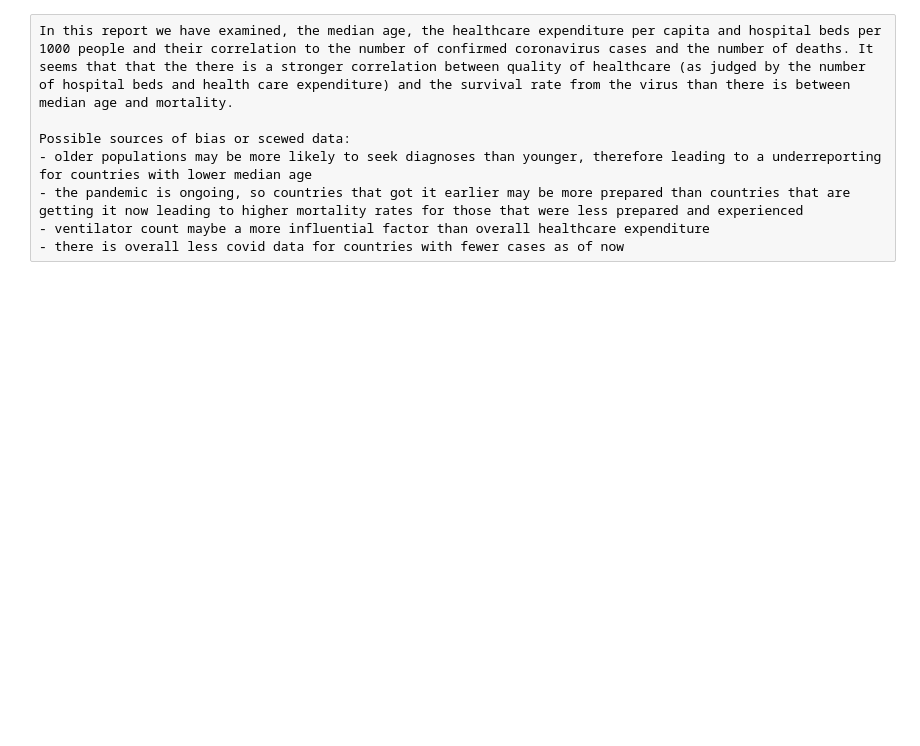
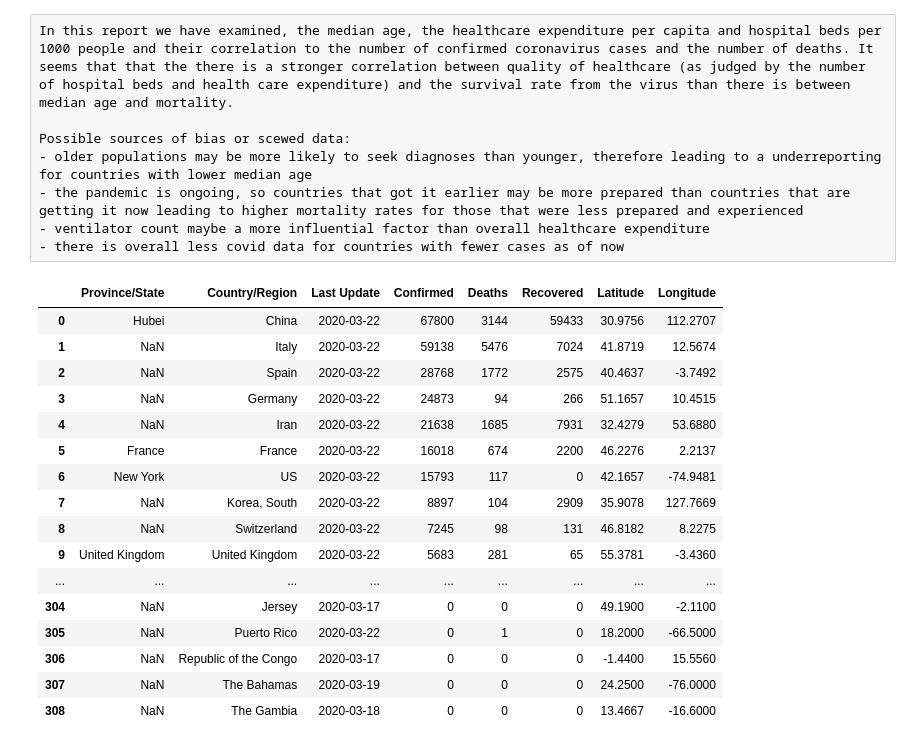
Before and after one commit to shozi91/PredictingCOVID, a Jupyter notebook: merged_data.ipynb, the cells around one changed output. Drawn from its saved outputs; the diff is of its cells as text; code cells hidden in the pictures; blank space fills up the shorter version.

```diff
--- a/merged_data.ipynb
+++ b/merged_data.ipynb
@@ -389,3 +401,23 @@ Possible sources of bias or scewed data:
 - the pandemic is ongoing, so countries that got it earlier may be more prepared than countries that are getting it now leading to higher mortality rates for those that were less prepared and experienced
 - ventilator count maybe a more influential factor than overall healthcare expenditure
 - there is overall less covid data for countries with fewer cases as of now
+# %%
+covid_df
+# %% [output]
+|  | Province/State | Country/Region | Last Update | Confirmed | Deaths | Recovered | Latitude | Longitude |
+| 0 | Hubei | China | 2020-03-22 | 67800 | 3144 | 59433 | 30.9756 | 112.2707 |
+| 1 | NaN | Italy | 2020-03-22 | 59138 | 5476 | 7024 | 41.8719 | 12.5674 |
+| 2 | NaN | Spain | 2020-03-22 | 28768 | 1772 | 2575 | 40.4637 | -3.7492 |
+| 3 | NaN | Germany | 2020-03-22 | 24873 | 94 | 266 | 51.1657 | 10.4515 |
+| 4 | NaN | Iran | 2020-03-22 | 21638 | 1685 | 7931 | 32.4279 | 53.6880 |
+| 5 | France | France | 2020-03-22 | 16018 | 674 | 2200 | 46.2276 | 2.2137 |
+| 6 | New York | US | 2020-03-22 | 15793 | 117 | 0 | 42.1657 | -74.9481 |
+| 7 | NaN | Korea, South | 2020-03-22 | 8897 | 104 | 2909 | 35.9078 | 127.7669 |
+| 8 | NaN | Switzerland | 2020-03-22 | 7245 | 98 | 131 | 46.8182 | 8.2275 |
+| 9 | United Kingdom | United Kingdom | 2020-03-22 | 5683 | 281 | 65 | 55.3781 | -3.4360 |
+| ... | ... | ... | ... | ... | ... | ... | ... | ... |
+| 304 | NaN | Jersey | 2020-03-17 | 0 | 0 | 0 | 49.1900 | -2.1100 |
+| 305 | NaN | Puerto Rico | 2020-03-22 | 0 | 1 | 0 | 18.2000 | -66.5000 |
+| 306 | NaN | Republic of the Congo | 2020-03-17 | 0 | 0 | 0 | -1.4400 | 15.5560 |
+| 307 | NaN | The Bahamas | 2020-03-19 | 0 | 0 | 0 | 24.2500 | -76.0000 |
+| 308 | NaN | The Gambia | 2020-03-18 | 0 | 0 | 0 | 13.4667 | -16.6000 |
```
Also changed, not shown: parts of 2 cells of this notebook.
